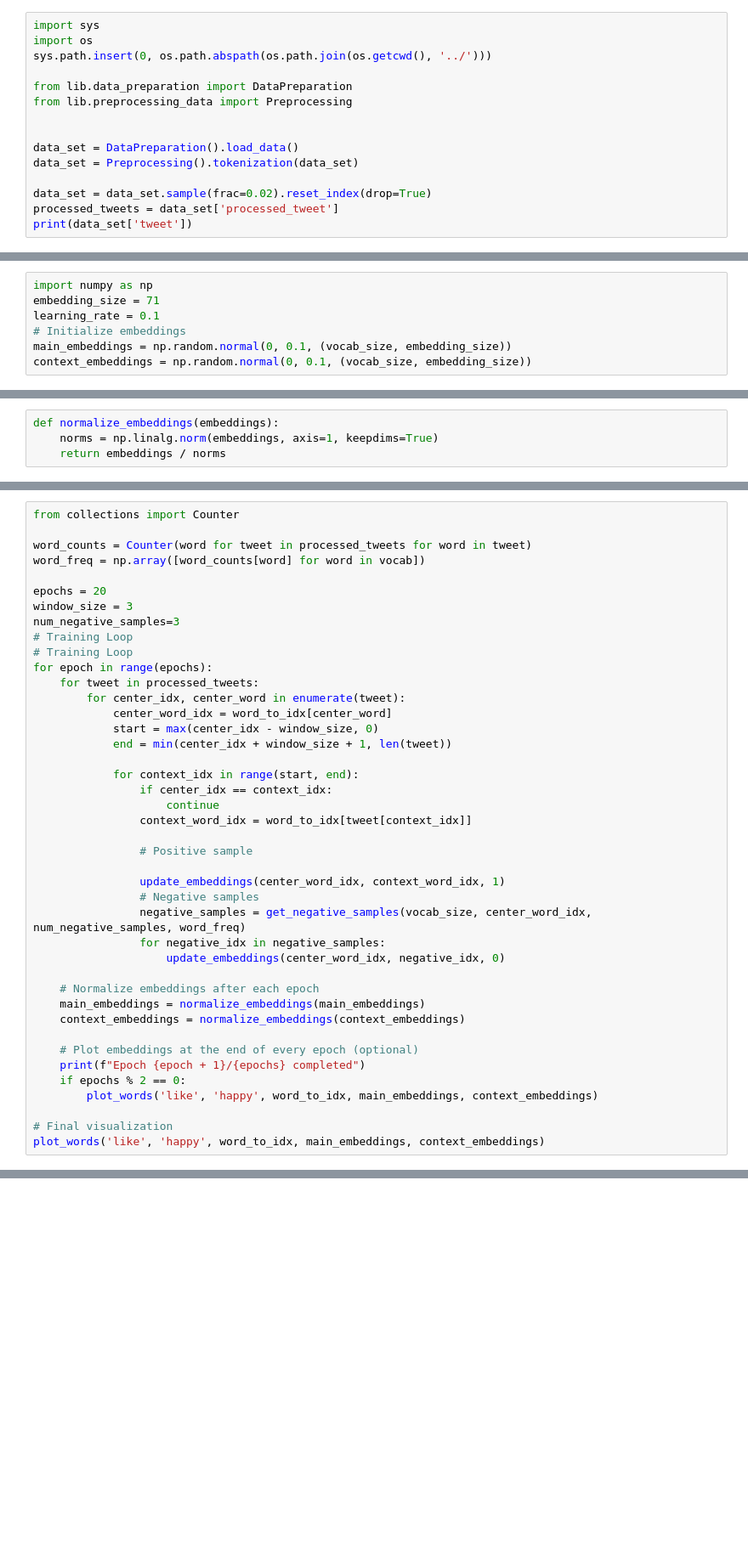
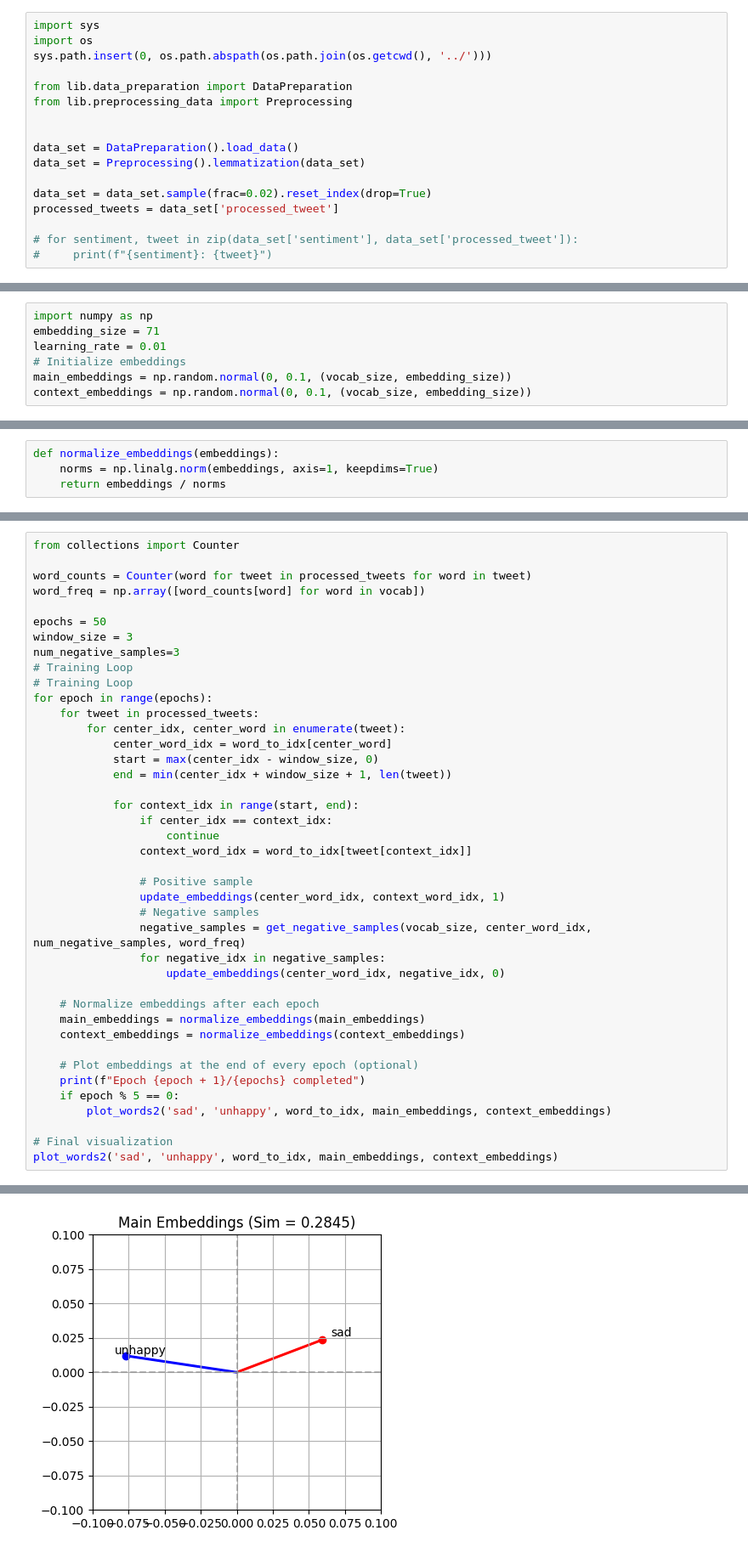
Before and after one commit to hasabir/Tweets_42, a Jupyter notebook: src/notbooks/word2vec.ipynb, the cells around one changed output, grey strips where cells are left out. Shown: that part at 85% size. Drawn from its saved outputs; the diff is of its cells as text; blank space fills up the shorter version.

```diff
--- a/src/notbooks/word2vec.ipynb
+++ b/src/notbooks/word2vec.ipynb
@@ -8,8 +8,10 @@ from lib.preprocessing_data import Preprocessing
 
 
 data_set = DataPreparation().load_data()
-data_set = Preprocessing().tokenization(data_set)
+data_set = Preprocessing().lemmatization(data_set)
 
 data_set = data_set.sample(frac=0.02).reset_index(drop=True)
 processed_tweets = data_set['processed_tweet']
-print(data_set['tweet'])
+
+# for sentiment, tweet in zip(data_set['sentiment'], data_set['processed_tweet']):
+#     print(f"{sentiment}: {tweet}")
@@ -23,7 +43,7 @@ vocab_size = len(vocab)
 # %%
 import numpy as np
 embedding_size = 71
-learning_rate = 0.1
+learning_rate = 0.01
 # Initialize embeddings
 main_embeddings = np.random.normal(0, 0.1, (vocab_size, embedding_size))
 context_embeddings = np.random.normal(0, 0.1, (vocab_size, embedding_size))
@@ -130,7 +235,7 @@ from collections import Counter
 word_counts = Counter(word for tweet in processed_tweets for word in tweet)
 word_freq = np.array([word_counts[word] for word in vocab])
 
-epochs = 20
+epochs = 50
 window_size = 3
 num_negative_samples=3
 # Training Loop
@@ -148,7 +253,6 @@ for epoch in range(epochs):
                 context_word_idx = word_to_idx[tweet[context_idx]]
 
                 # Positive sample
-
                 update_embeddings(center_word_idx, context_word_idx, 1)
                 # Negative samples
                 negative_samples = get_negative_samples(vocab_size, center_word_idx, num_negative_samples, word_freq)
@@ -161,8 +265,9 @@ for epoch in range(epochs):
 
     # Plot embeddings at the end of every epoch (optional)
     print(f"Epoch {epoch + 1}/{epochs} completed")
-    if epochs % 2 == 0:
-        plot_words('like', 'happy', word_to_idx, main_embeddings, context_embeddings)
+    if epoch % 5 == 0:
+        plot_words2('sad', 'unhappy', word_to_idx, main_embeddings, context_embeddings)
 
 # Final visualization
-plot_words('like', 'happy', word_to_idx, main_embeddings, context_embeddings)
+plot_words2('sad', 'unhappy', word_to_idx, main_embeddings, context_embeddings)
+# %% [output]
@@ -168,0 +275 @@ plot_words('like', 'happy', word_to_idx, main_embeddings, context_embeddings)
+[figure, added]
```
Also changed, not shown: parts of 7 cells of this notebook, 3 other files.
